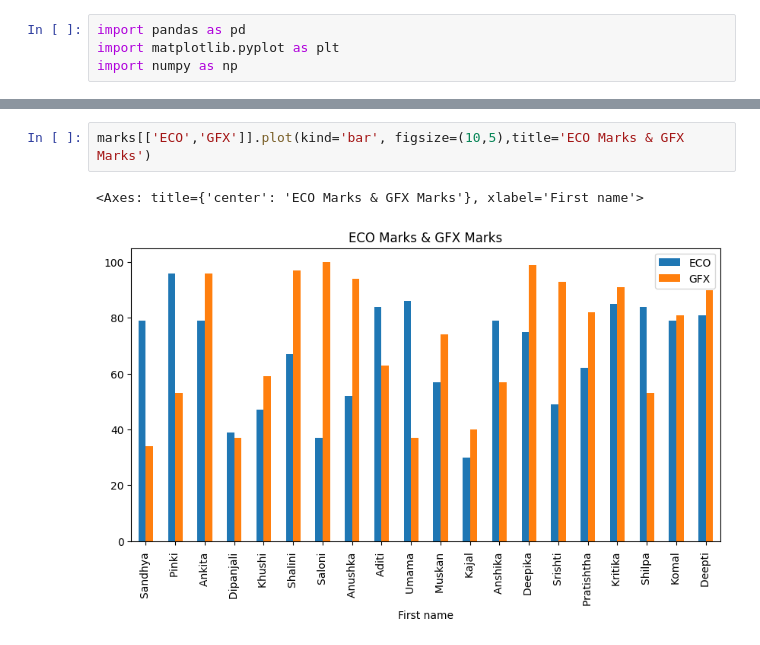
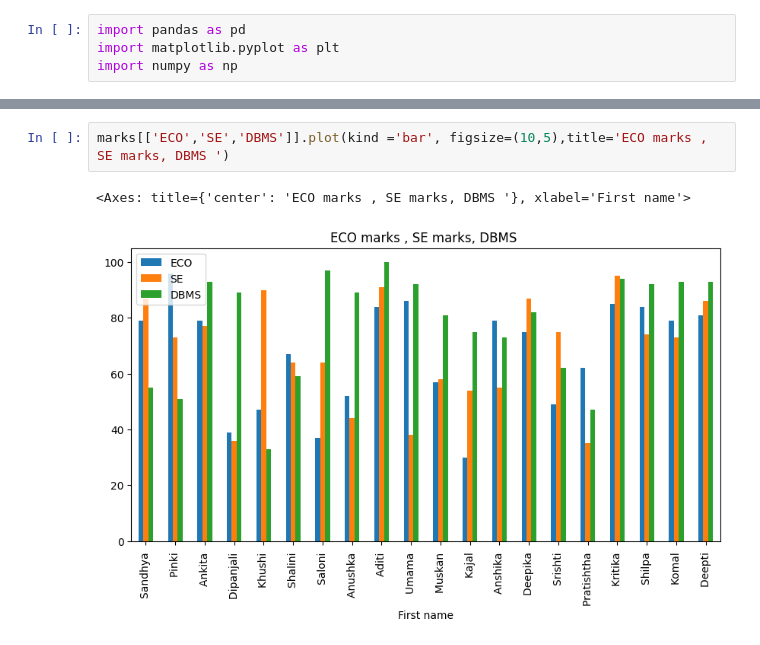
Before and after one commit to pinki21052000/digipodium-data-analytics, a Jupyter notebook: analysis.1.ipynb, the cells around one changed output, grey strips where cells are left out. Drawn from its saved outputs; the diff is of its cells as text.

```diff
--- a/analysis.1.ipynb
+++ b/analysis.1.ipynb
@@ -28,5 +49,5 @@ marks.set_index('First name',inplace=True)
 # %%
-marks[['ECO','GFX']].plot(kind='bar', figsize=(10,5),title='ECO Marks & GFX Marks')
+marks[['ECO','SE','DBMS']].plot(kind ='bar', figsize=(10,5),title='ECO marks , SE marks, DBMS ')
 # %% [output]
-<Axes: title={'center': 'ECO Marks & GFX Marks'}, xlabel='First name'>
+<Axes: title={'center': 'ECO marks , SE marks, DBMS '}, xlabel='First name'>
-[figure, old version]
+[figure, new version]
```
Also changed, not shown: parts of 13 cells of this notebook, 1 other file.
